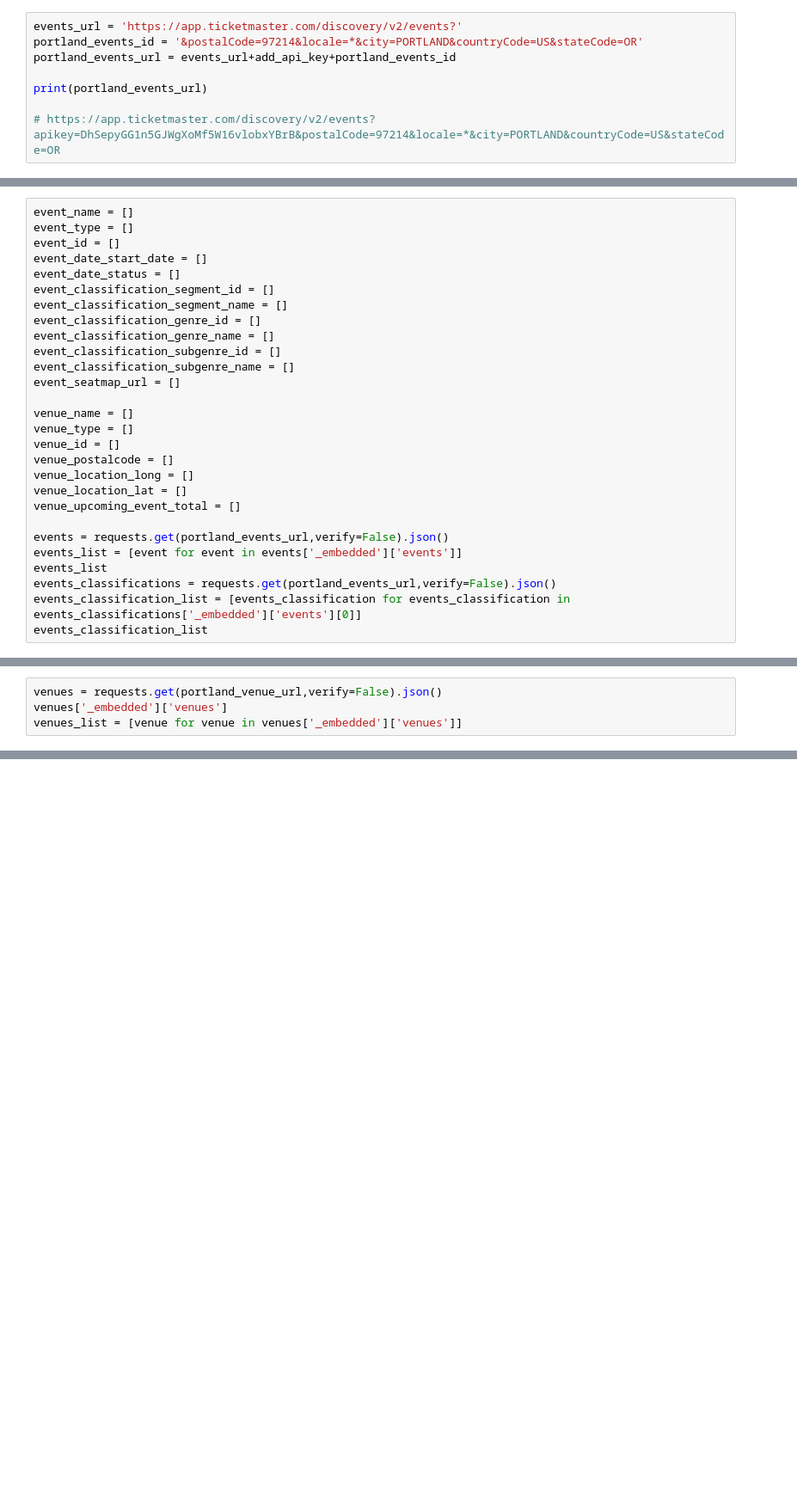
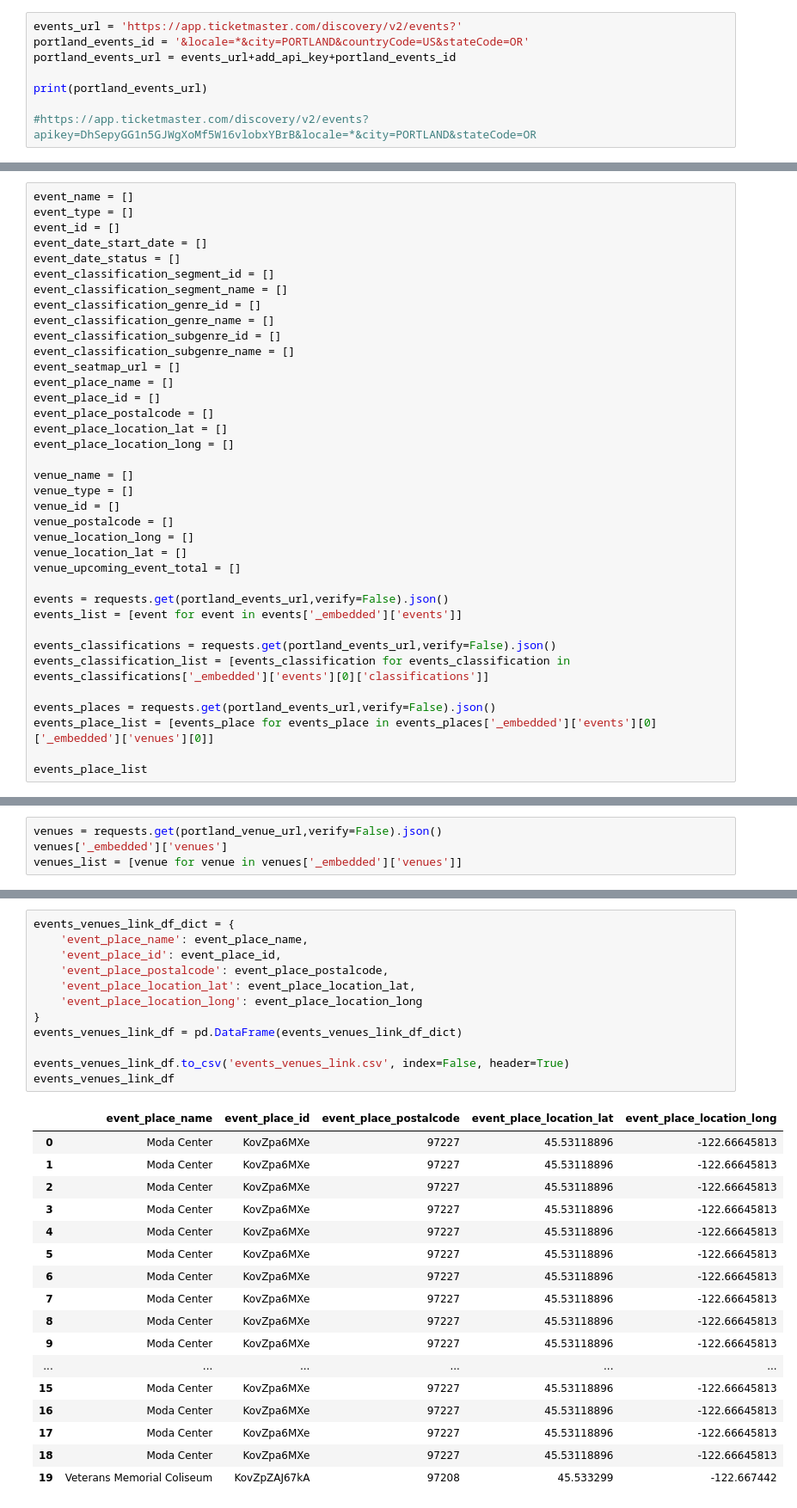
Before and after one commit to ekkross/the_show_must_go_on, a Jupyter notebook: the_show_must_go_on.ipynb, the cells around one changed output, grey strips where cells are left out. Shown at 86% size. Drawn from its saved outputs; the diff is of its cells as text; blank space fills up the shorter version.

```diff
--- a/the_show_must_go_on.ipynb
+++ b/the_show_must_go_on.ipynb
@@ -26,9 +26,9 @@ https://app.ticketmaster.com/discovery/v2/venues?apikey=DhSepyGG1n5GJWgXoMf5W16v
 # %%
 events_url = 'https://app.ticketmaster.com/discovery/v2/events?'
-portland_events_id = '&postalCode=97214&locale=*&city=PORTLAND&countryCode=US&stateCode=OR'
+portland_events_id = '&locale=*&city=PORTLAND&countryCode=US&stateCode=OR'
 portland_events_url = events_url+add_api_key+portland_events_id
 
 print(portland_events_url)
 
-# https://app.ticketmaster.com/discovery/v2/events?apikey=DhSepyGG1n5GJWgXoMf5W16vlobxYBrB&postalCode=97214&locale=*&city=PORTLAND&countryCode=US&stateCode=OR
+#https://app.ticketmaster.com/discovery/v2/events?apikey=DhSepyGG1n5GJWgXoMf5W16vlobxYBrB&locale=*&city=PORTLAND&stateCode=OR
 # %% [output]
@@ -46,6 +46,11 @@ event_classification_genre_name = []
 event_classification_subgenre_id = []
 event_classification_subgenre_name = []
 event_seatmap_url = []
+event_place_name = []
+event_place_id = []
+event_place_postalcode = []
+event_place_location_lat = []
+event_place_location_long = []
 
 venue_name = []
 venue_type = []
@@ -57,10 +62,14 @@ venue_upcoming_event_total = []
 
 events = requests.get(portland_events_url,verify=False).json()
 events_list = [event for event in events['_embedded']['events']]
-events_list
+
 events_classifications = requests.get(portland_events_url,verify=False).json()
-events_classification_list = [events_classification for events_classification in events_classifications['_embedded']['events'][0]]
-events_classification_list
+events_classification_list = [events_classification for events_classification in events_classifications['_embedded']['events'][0]['classifications']]
+
+events_places = requests.get(portland_events_url,verify=False).json()
+events_place_list = [events_place for events_place in events_places['_embedded']['events'][0]['_embedded']['venues'][0]]
+
+events_place_list
 # %% [output]
 ['name',
  'type',
@@ -146,3 +194,33 @@ events_df
+# %%
+events_venues_link_df_dict = {
+    'event_place_name': event_place_name,
+    'event_place_id': event_place_id,
+    'event_place_postalcode': event_place_postalcode,
+    'event_place_location_lat': event_place_location_lat,
+    'event_place_location_long': event_place_location_long
+}
+events_venues_link_df = pd.DataFrame(events_venues_link_df_dict)
+
+events_venues_link_df.to_csv('events_venues_link.csv', index=False, header=True)
+events_venues_link_df
+# %% [output]
+|  | event_place_name | event_place_id | event_place_postalcode | event_place_location_lat | event_place_location_long |
+| 0 | Moda Center | KovZpa6MXe | 97227 | 45.53118896 | -122.66645813 |
+| 1 | Moda Center | KovZpa6MXe | 97227 | 45.53118896 | -122.66645813 |
+| 2 | Moda Center | KovZpa6MXe | 97227 | 45.53118896 | -122.66645813 |
+| 3 | Moda Center | KovZpa6MXe | 97227 | 45.53118896 | -122.66645813 |
+| 4 | Moda Center | KovZpa6MXe | 97227 | 45.53118896 | -122.66645813 |
+| 5 | Moda Center | KovZpa6MXe | 97227 | 45.53118896 | -122.66645813 |
+| 6 | Moda Center | KovZpa6MXe | 97227 | 45.53118896 | -122.66645813 |
+| 7 | Moda Center | KovZpa6MXe | 97227 | 45.53118896 | -122.66645813 |
+| 8 | Moda Center | KovZpa6MXe | 97227 | 45.53118896 | -122.66645813 |
+| 9 | Moda Center | KovZpa6MXe | 97227 | 45.53118896 | -122.66645813 |
+| ... | ... | ... | ... | ... | ... |
+| 15 | Moda Center | KovZpa6MXe | 97227 | 45.53118896 | -122.66645813 |
+| 16 | Moda Center | KovZpa6MXe | 97227 | 45.53118896 | -122.66645813 |
+| 17 | Moda Center | KovZpa6MXe | 97227 | 45.53118896 | -122.66645813 |
+| 18 | Moda Center | KovZpa6MXe | 97227 | 45.53118896 | -122.66645813 |
+| 19 | Veterans Memorial Coliseum | KovZpZAJ67kA | 97208 | 45.533299 | -122.667442 |
 # %%
 venues_df_dict = {
     'venue_name': venue_name,
```
Also changed, not shown: parts of 7 cells of this notebook, 3 other files.
